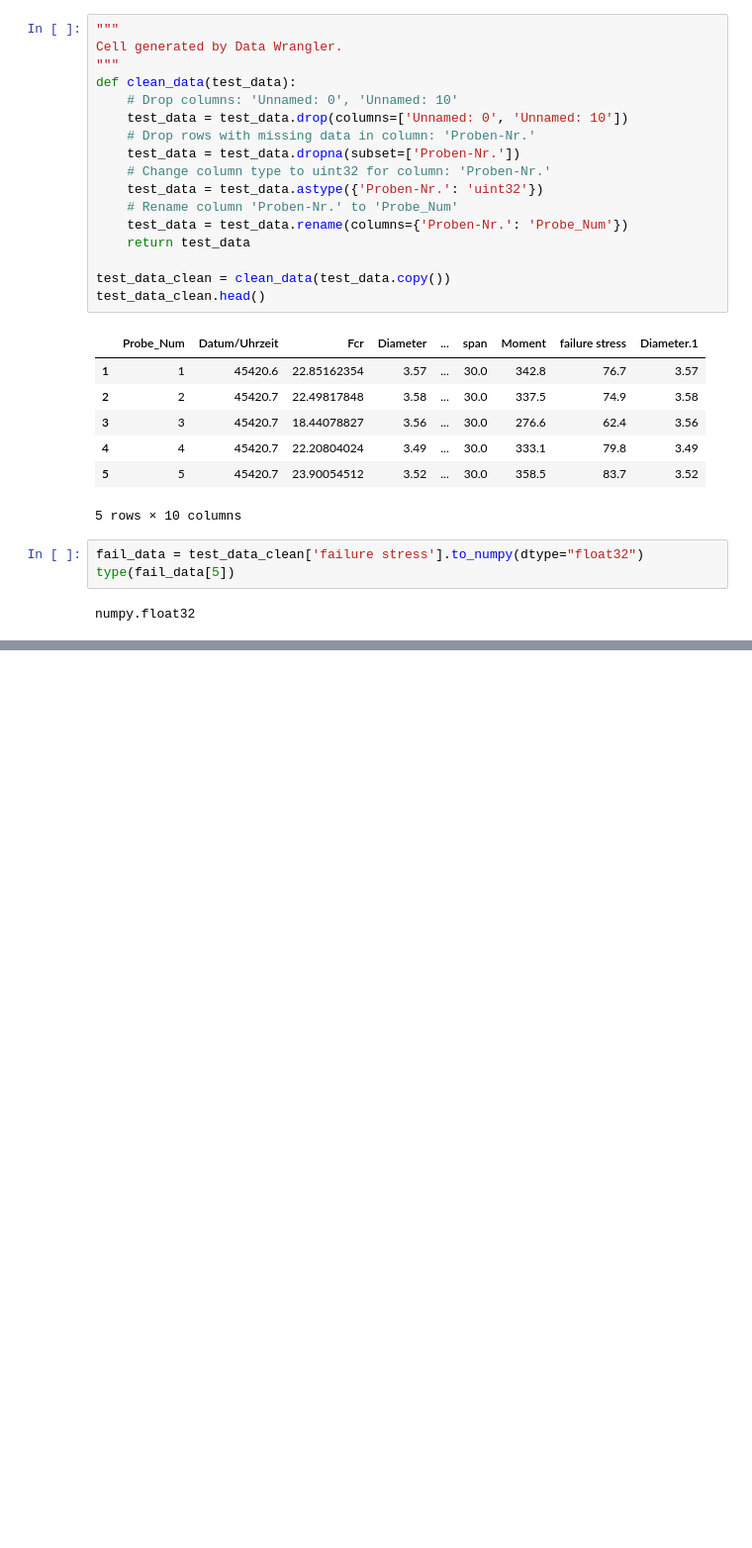
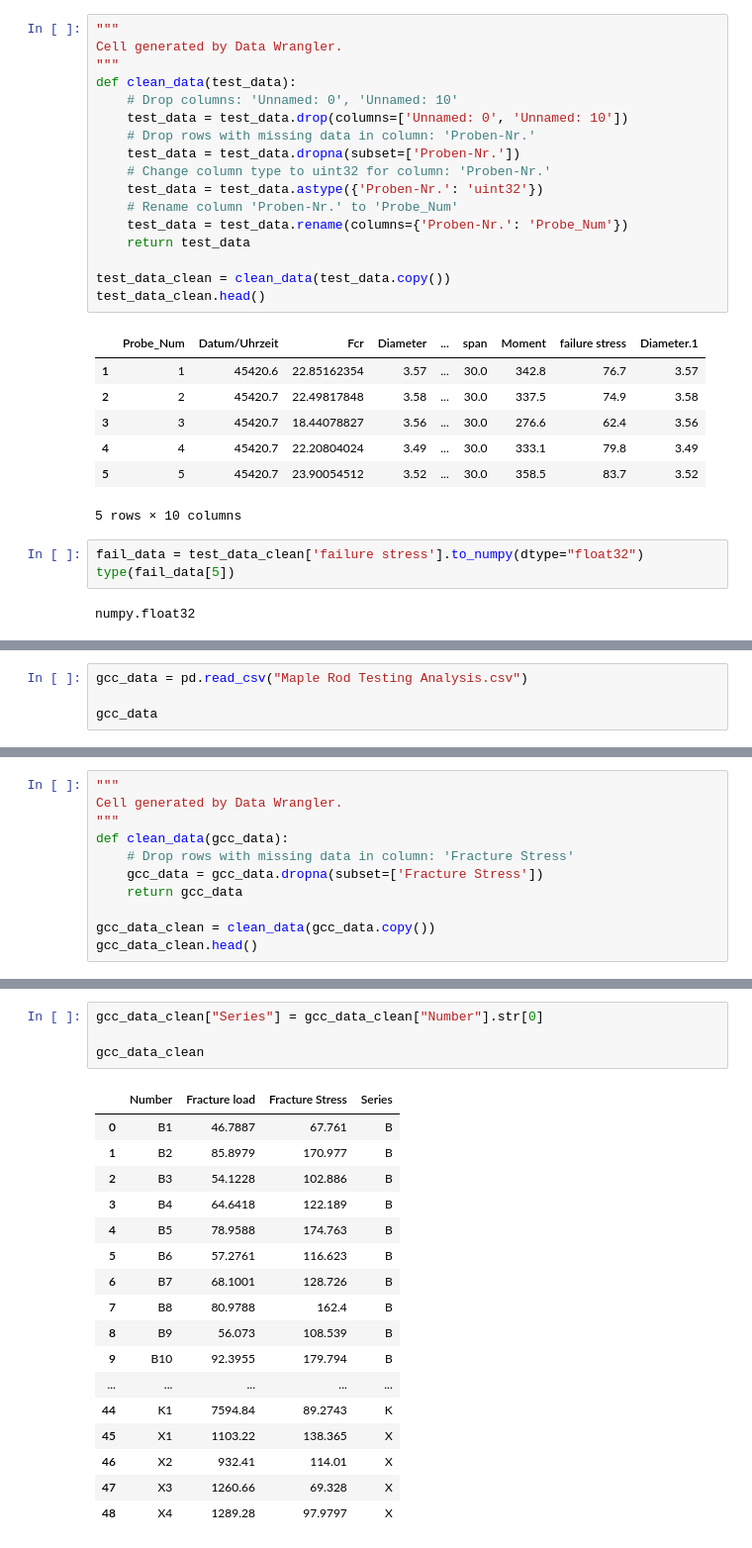
Before and after one commit to Mackus101/GlassMechAnalysis, a Jupyter notebook: analyse.ipynb, the cells around one changed output, grey strips where cells are left out. Shown at 99% size. Saved outputs shown, nothing was run; the diff lists cells and outputs as text; blank space fills up the shorter version.

Commit message:
Load in new data and label series

```diff
--- a/analyse.ipynb
+++ b/analyse.ipynb
@@ -118,0 +124,4 @@ Goodness of fit    Value
+# %%
+gcc_data = pd.read_csv("Maple Rod Testing Analysis.csv")
+
+gcc_data
@@ -118,0 +146,11 @@ Goodness of fit    Value
+# %%
+"""
+Cell generated by Data Wrangler.
+"""
+def clean_data(gcc_data):
+    # Drop rows with missing data in column: 'Fracture Stress'
+    gcc_data = gcc_data.dropna(subset=['Fracture Stress'])
+    return gcc_data
+
+gcc_data_clean = clean_data(gcc_data.copy())
+gcc_data_clean.head()
@@ -118,0 +178,22 @@ Goodness of fit    Value
+# %%
+gcc_data_clean["Series"] = gcc_data_clean["Number"].str[0]
+
+gcc_data_clean
+# %% [output]
+|  | Number | Fracture load | Fracture Stress | Series |
+| 0 | B1 | 46.7887 | 67.761 | B |
+| 1 | B2 | 85.8979 | 170.977 | B |
+| 2 | B3 | 54.1228 | 102.886 | B |
+| 3 | B4 | 64.6418 | 122.189 | B |
+| 4 | B5 | 78.9588 | 174.763 | B |
+| 5 | B6 | 57.2761 | 116.623 | B |
+| 6 | B7 | 68.1001 | 128.726 | B |
+| 7 | B8 | 80.9788 | 162.4 | B |
+| 8 | B9 | 56.073 | 108.539 | B |
+| 9 | B10 | 92.3955 | 179.794 | B |
+| ... | ... | ... | ... | ... |
+| 44 | K1 | 7594.84 | 89.2743 | K |
+| 45 | X1 | 1103.22 | 138.365 | X |
+| 46 | X2 | 932.41 | 114.01 | X |
+| 47 | X3 | 1260.66 | 69.328 | X |
+| 48 | X4 | 1289.28 | 97.9797 | X |
```
Also changed, not shown: parts of 6 cells of this notebook, 1 other file.
